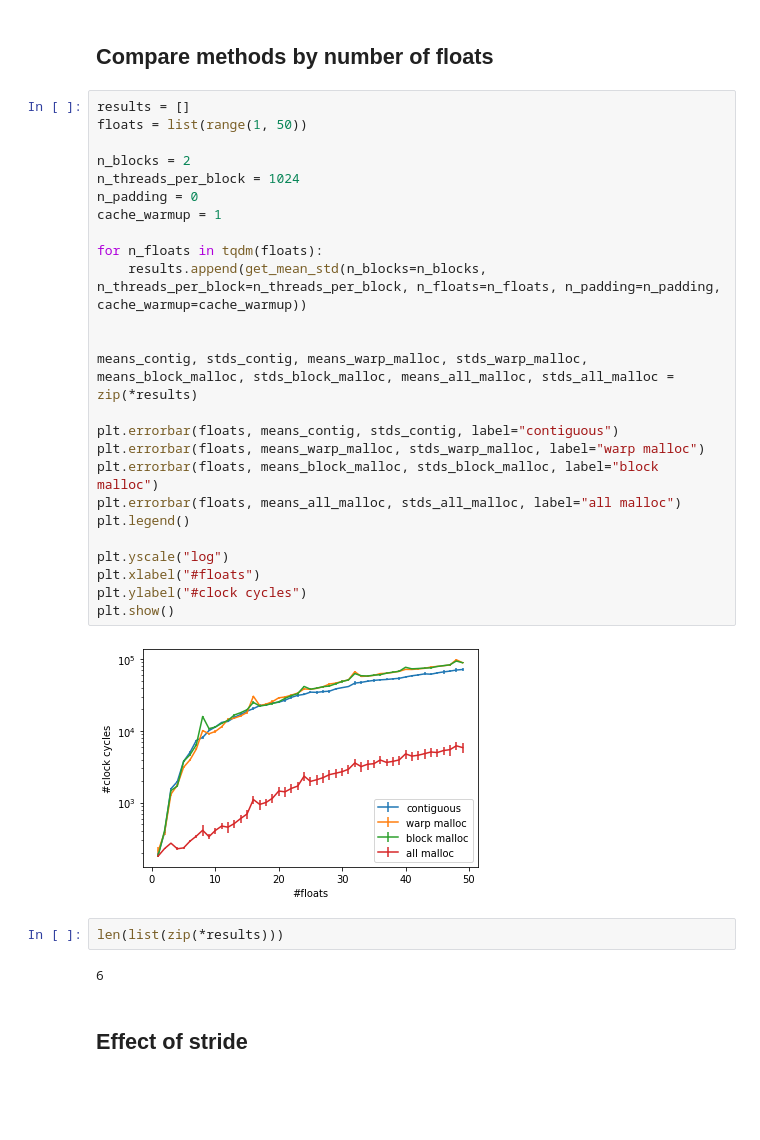
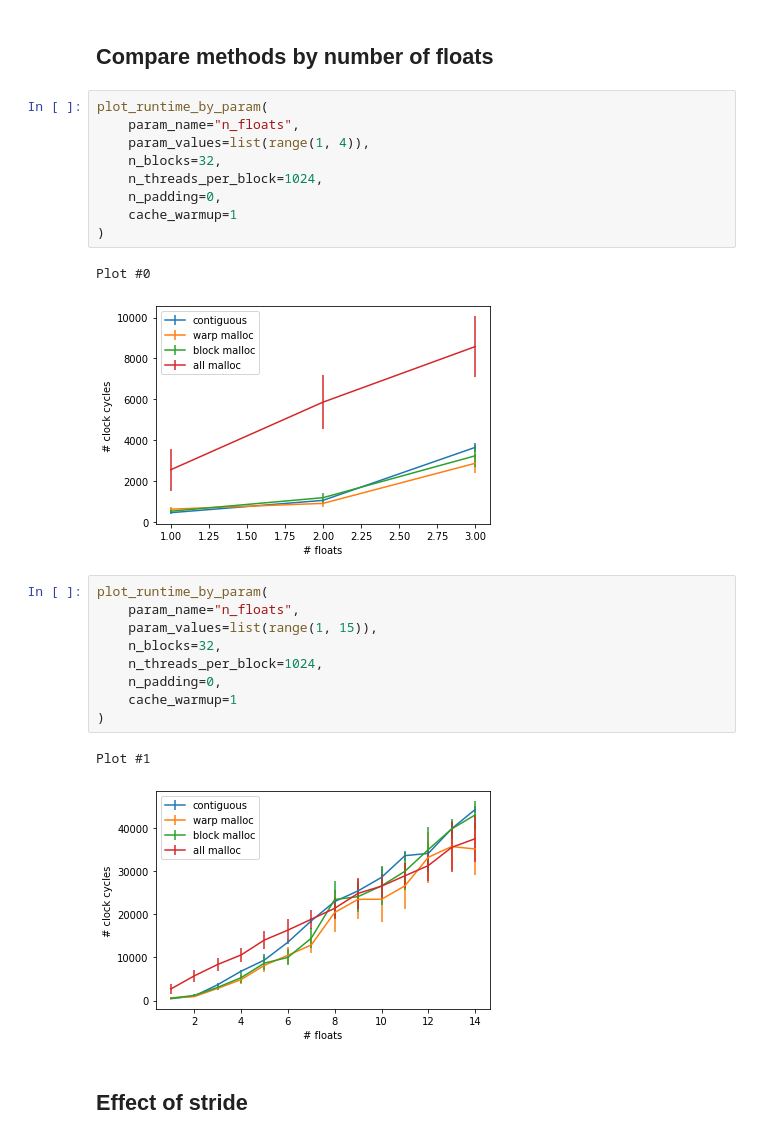
Before and after one commit to maerhart/dphpc-project, a Jupyter notebook: strided_benchmarks/plot_strided_benchmarks.ipynb, the cells around one changed output. Cells and saved outputs as stored; diff of their text form; blank space fills up the shorter version.

Commit message:
Save plots

```diff
--- a/strided_benchmarks/plot_strided_benchmarks.ipynb
+++ b/strided_benchmarks/plot_strided_benchmarks.ipynb
@@ -42,35 +100,28 @@ def get_mean_std(n_blocks, n_threads_per_block, n_floats, n_padding, n_runs=100,
 # %% [markdown]
 ## Compare methods by number of floats
-# %%
-results = []
-floats = list(range(1, 50))
-
-n_blocks = 2
-n_threads_per_block = 1024
-n_padding = 0
-cache_warmup = 1
-
-for n_floats in tqdm(floats):
-    results.append(get_mean_std(n_blocks=n_blocks, n_threads_per_block=n_threads_per_block, n_floats=n_floats, n_padding=n_padding, cache_warmup=cache_warmup))
-
-
-means_contig, stds_contig, means_warp_malloc, stds_warp_malloc, means_block_malloc, stds_block_malloc, means_all_malloc, stds_all_malloc = zip(*results)
-
-plt.errorbar(floats, means_contig, stds_contig, label="contiguous")
-plt.errorbar(floats, means_warp_malloc, stds_warp_malloc, label="warp malloc")
-plt.errorbar(floats, means_block_malloc, stds_block_malloc, label="block malloc")
-plt.errorbar(floats, means_all_malloc, stds_all_malloc, label="all malloc")
-plt.legend()
-
-plt.yscale("log")
-plt.xlabel("#floats")
-plt.ylabel("#clock cycles")
-plt.show()
-# %% [output]
-[figure, removed]
-# %%
-len(list(zip(*results)))
-# %% [output]
-6
+# %%
+plot_runtime_by_param(
+    param_name="n_floats",
+    param_values=list(range(1, 4)),
+    n_blocks=32,
+    n_threads_per_block=1024,
+    n_padding=0,
+    cache_warmup=1
+)
+# %% [output]
+Plot #0
+[figure, added]
+# %%
+plot_runtime_by_param(
+    param_name="n_floats",
+    param_values=list(range(1, 15)),
+    n_blocks=32,
+    n_threads_per_block=1024,
+    n_padding=0,
+    cache_warmup=1
+)
+# %% [output]
+Plot #1
+[figure, added]
 # %% [markdown]
 ## Effect of stride
```
Also changed, not shown: parts of 8 cells of this notebook.
